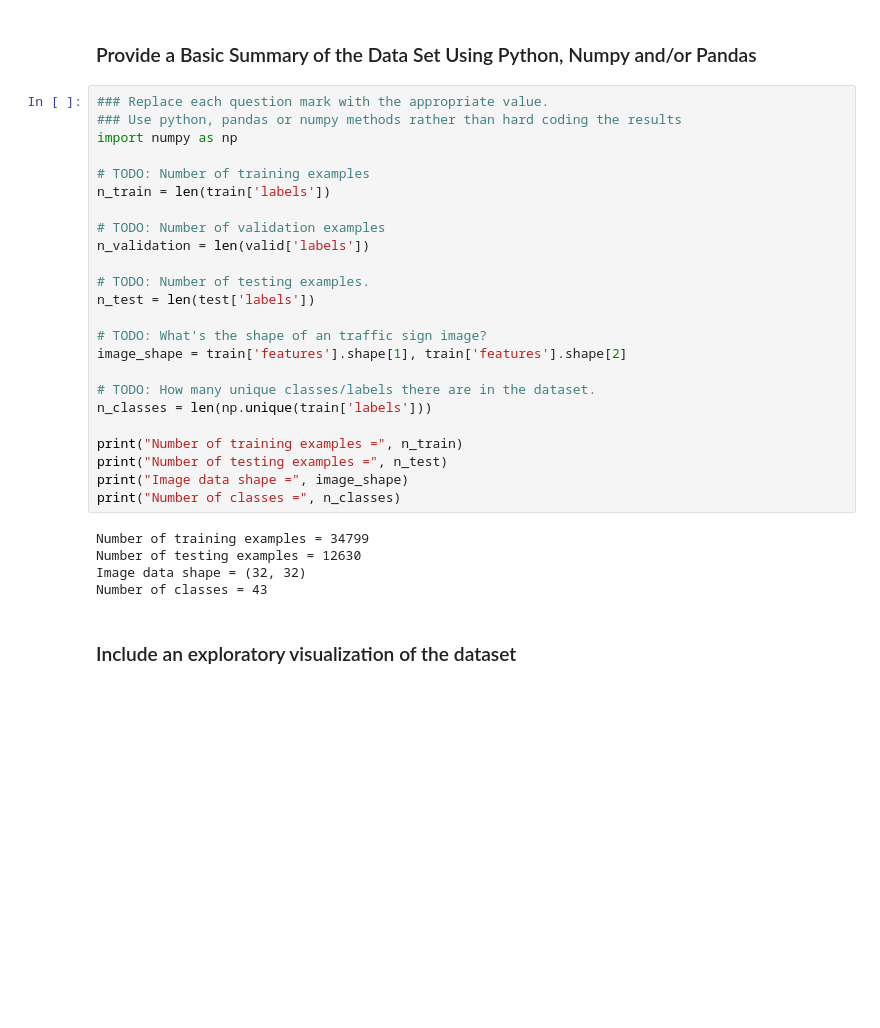
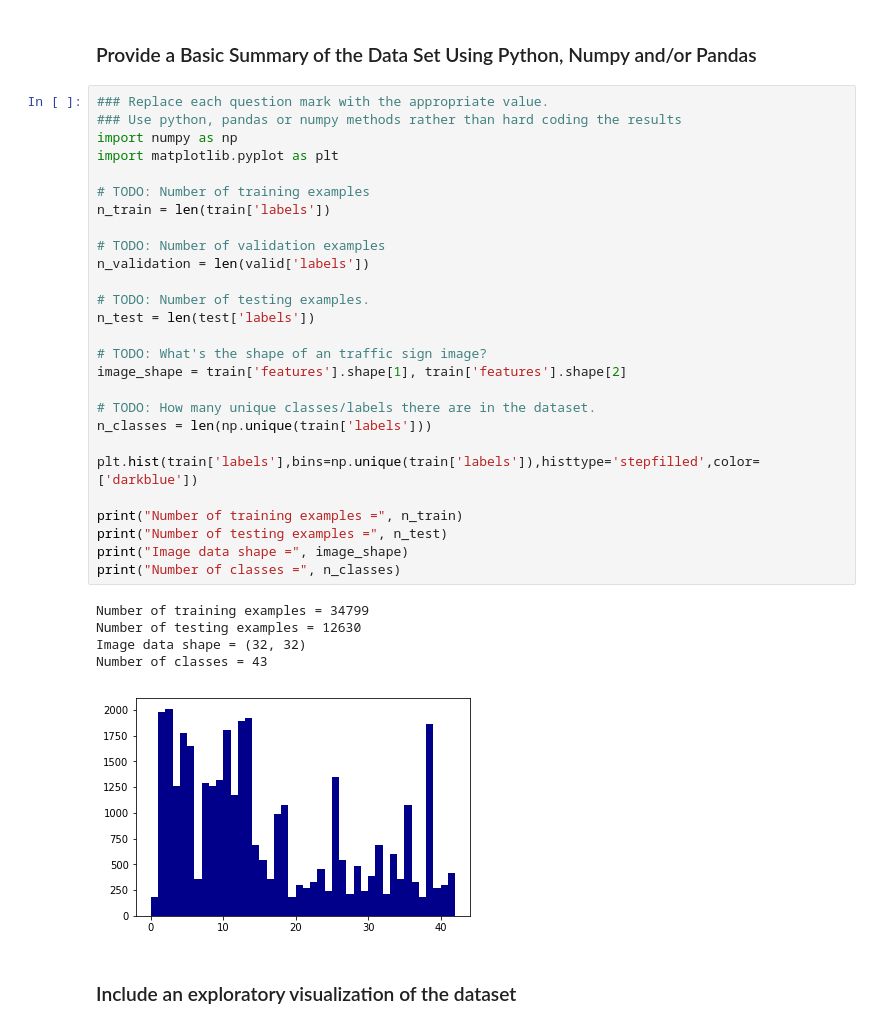
Before and after one commit to EmilePapillon/CarND-Traffic-Sign-Classifier-Project, a Jupyter notebook: Traffic_Sign_Classifier.ipynb, the cells around one changed output. Saved outputs shown, nothing was run; the diff lists cells and outputs as text; blank space fills up the shorter version.

```diff
--- a/Traffic_Sign_Classifier.ipynb
+++ b/Traffic_Sign_Classifier.ipynb
@@ -57,32 +57,36 @@ Complete the basic data summary below. Use python, numpy and/or pandas methods t
 # %%
 ### Replace each question mark with the appropriate value.
 ### Use python, pandas or numpy methods rather than hard coding the results
 import numpy as np
+import matplotlib.pyplot as plt
 
 # TODO: Number of training examples
 n_train = len(train['labels'])
 
 # TODO: Number of validation examples
 n_validation = len(valid['labels'])
 
 # TODO: Number of testing examples.
 n_test = len(test['labels'])
 
 # TODO: What's the shape of an traffic sign image?
 image_shape = train['features'].shape[1], train['features'].shape[2]
 
 # TODO: How many unique classes/labels there are in the dataset.
 n_classes = len(np.unique(train['labels']))
 
+plt.hist(train['labels'],bins=np.unique(train['labels']),histtype='stepfilled',color=['darkblue'])
+
 print("Number of training examples =", n_train)
 print("Number of testing examples =", n_test)
 print("Image data shape =", image_shape)
 print("Number of classes =", n_classes)
 # %% [output]
 Number of training examples = 34799
 Number of testing examples = 12630
 Image data shape = (32, 32)
 Number of classes = 43
+[figure, added]
 # %% [markdown]
 ### Include an exploratory visualization of the dataset
 # %% [markdown]
```
Also changed, not shown: parts of 12 cells of this notebook, 3 other files.
